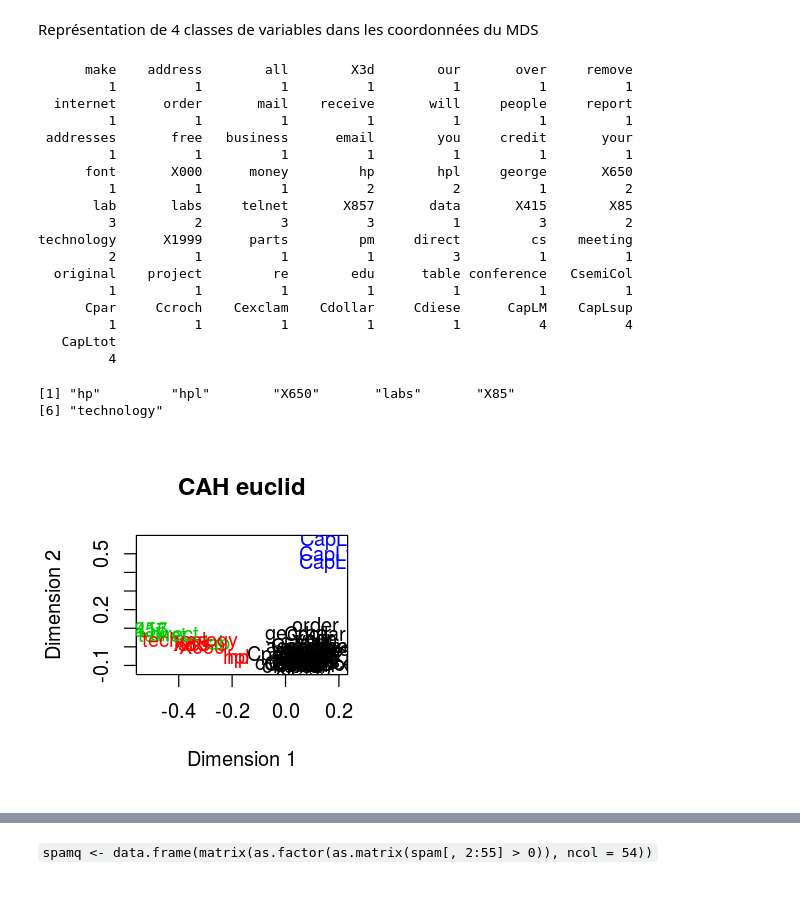
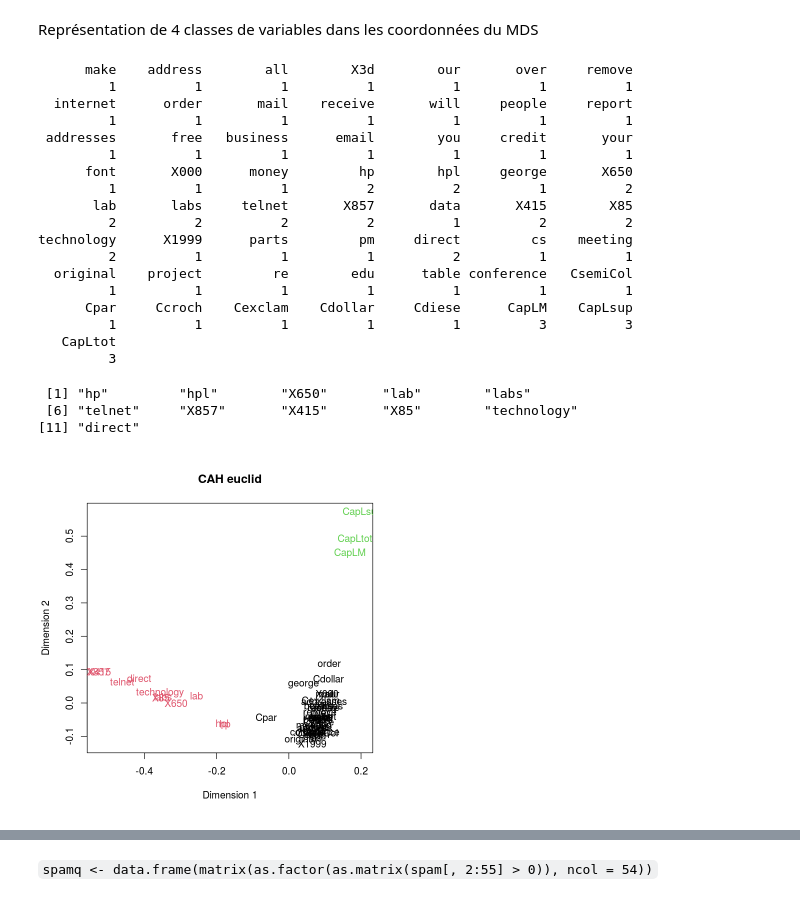
Before and after one commit to wikistat/Exploration, a Jupyter notebook: Spam/Explo-R-spam.ipynb, the cells around one changed output, grey strips where cells are left out. Drawn from its saved outputs; the diff is of its cells as text; code cells hidden in the pictures.

```diff
--- a/Spam/Explo-R-spam.ipynb
+++ b/Spam/Explo-R-spam.ipynb
@@ -344,5 +311,5 @@ Ces résultat ne sont pas satisfaisants, notamment à cause du nombre de variabl
 # %%
-dist.var <- as.dist(1 - cor(Lspam[2:58])^2)
+dist.var <- as.dist(sqrt(1 - cor(Lspam[2:58])^2))
 # %% [markdown]
 **Q** Quelle est la méthode utilisée ci-dessous et avec quelle option? Quelles autres options sont disponibles?
 # %%
@@ -381,33 +348,34 @@ abline(v = 0, h = 0)
 # %% [markdown]
 Représentation de 4 classes de variables dans les coordonnées du MDS
 # %%
-classes <- cutree(clas.var, k = 4)
+classes <- cutree(clas.var, k = 3)
 #sort(classes)
 print(classes)
 names(classes[classes == 2]) #variables de la classe 2
 coul <- classes
 plot(mdspam, type = "n", xlab = "Dimension 1", ylab = "Dimension 2", main = "CAH euclid")
 text(mdspam, dN, col = coul)
 # %% [output]
       make    address        all        X3d        our       over     remove
          1          1          1          1          1          1          1
   internet      order       mail    receive       will     people     report
          1          1          1          1          1          1          1
  addresses       free   business      email        you     credit       your
          1          1          1          1          1          1          1
       font       X000      money         hp        hpl     george       X650
          1          1          1          2          2          1          2
        lab       labs     telnet       X857       data       X415        X85
-         3          2          3          3          1          3          2
+         2          2          2          2          1          2          2
 technology      X1999      parts         pm     direct         cs    meeting
-         2          1          1          1          3          1          1
+         2          1          1          1          2          1          1
   original    project         re        edu      table conference   CsemiCol
          1          1          1          1          1          1          1
       Cpar     Ccroch    Cexclam    Cdollar     Cdiese      CapLM    CapLsup
-         1          1          1          1          1          4          4
+         1          1          1          1          1          3          3
    CapLtot
-         4
+         3
-[1] "hp"         "hpl"        "X650"       "labs"       "X85"
-[6] "technology"
+ [1] "hp"         "hpl"        "X650"       "lab"        "labs"
+ [6] "telnet"     "X857"       "X415"       "X85"        "technology"
+[11] "direct"
-[figure, old version]
+[figure, new version]
 # %% [markdown]
```
Also changed, not shown: parts of 55 cells of this notebook.
